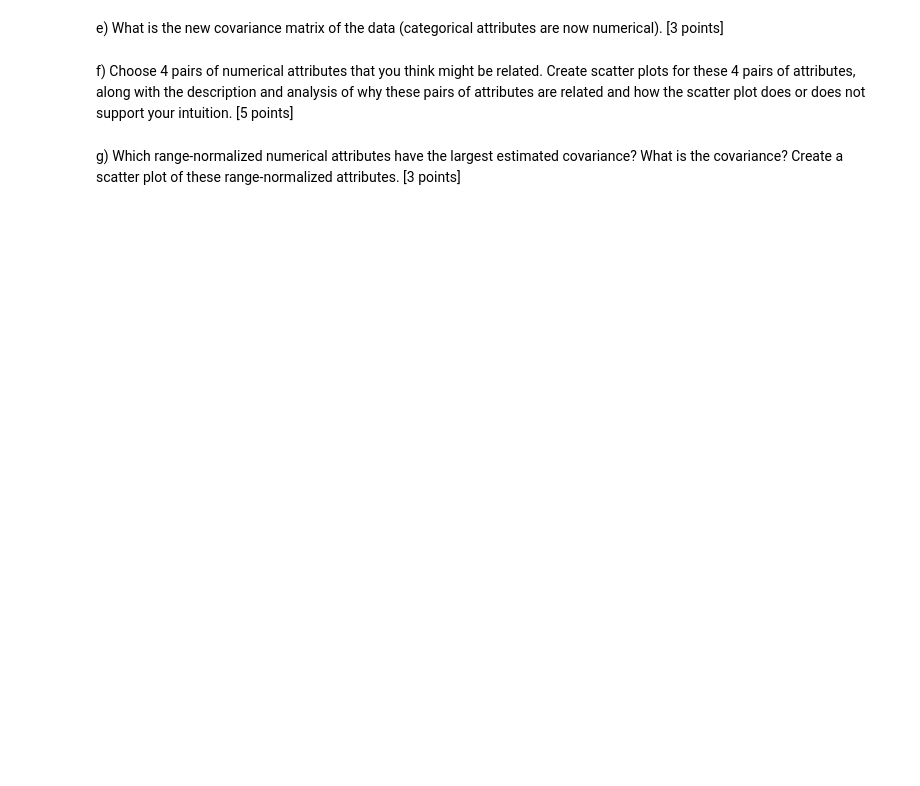
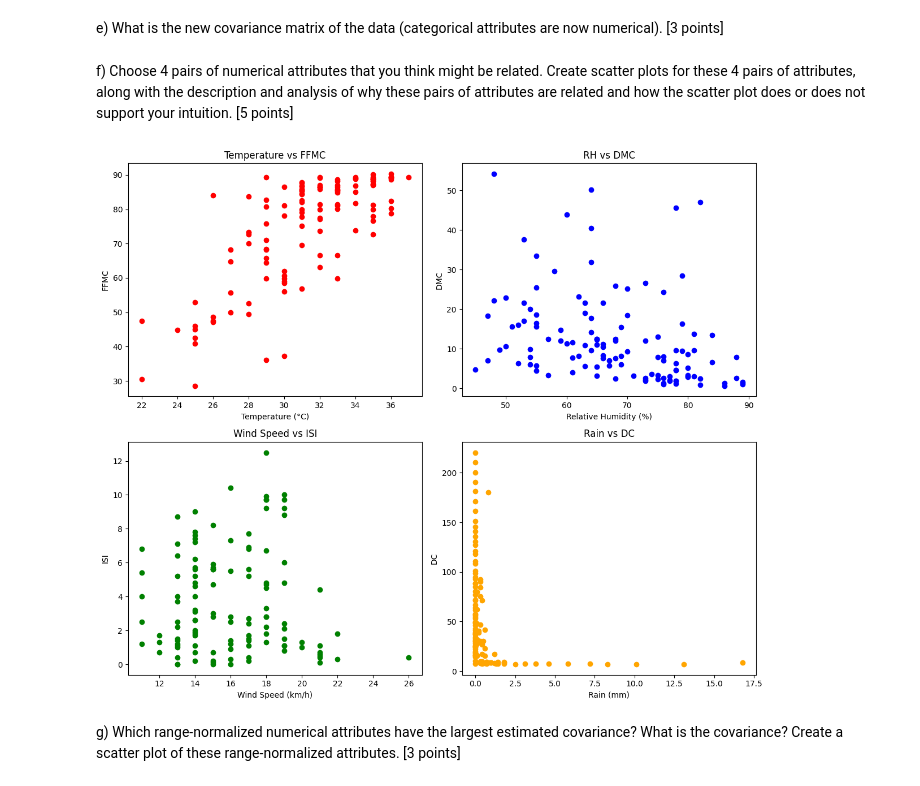
Before and after one commit to ArkhamTitan/CSCI_347-Mini-Projects-Group_17, a Jupyter notebook: Project 1/project_01.ipynb, the cells around one changed output. Drawn from its saved outputs; the diff is of its cells as text; code cells hidden in the pictures; blank space fills up the shorter version.

```diff
--- a/Project 1/project_01.ipynb
+++ b/Project 1/project_01.ipynb
@@ -236,3 +350,18 @@ c) If your data has missing values, fill these values with attribute mean. [3 po
 # %% [markdown]
 d) Recalculate the multi-dimensional mean of the data matrix after the transformation (categorical
 attributes are now numerical). [2 points]
+# %%
+data_numeric = []
+
+for row in data:
+    new_row = []
+    for value in row:
+        # Try converting to int first, if it fails, convert to float
+        try:
+            new_row.append(int(value))
+        except ValueError:
+            new_row.append(float(value))
+    data_numeric.append(new_row)
+
+
+multi_dimension_mean_Arrays(data_numeric)
@@ -244,6 +388,51 @@ f) Choose 4 pairs of numerical attributes that you think might be related. Creat
 these 4 pairs of attributes, along with the description and analysis of why these pairs of
 attributes are related and how the scatter plot does or does not support your intuition. [5
 points]
+# %%
+import matplotlib.pyplot as plt
+temp = [row[3] for row in data_numeric]
+rh = [row[4] for row in data_numeric]
+ws = [row[5] for row in data_numeric]
+rain = [row[6] for row in data_numeric]
+ffmc = [row[7] for row in data_numeric]
+dmc = [row[8] for row in data_numeric]
+dc = [row[9] for row in data_numeric]
+isi = [row[10] for row in data_numeric]
+
+plt.figure(figsize=(12, 10))
+
+# Pair 1: Temperature vs FFMC
+plt.subplot(2, 2, 1)
+plt.scatter(temp, ffmc, color='red')
+plt.xlabel('Temperature (°C)')
+plt.ylabel('FFMC')
+plt.title('Temperature vs FFMC')
+
+# Pair 2: RH vs DMC
+plt.subplot(2, 2, 2)
+plt.scatter(rh, dmc, color='blue')
+plt.xlabel('Relative Humidity (%)')
+plt.ylabel('DMC')
+plt.title('RH vs DMC')
+
+# Pair 3: Wind Speed vs ISI
+plt.subplot(2, 2, 3)
+plt.scatter(ws, isi, color='green')
+plt.xlabel('Wind Speed (km/h)')
+plt.ylabel('ISI')
+plt.title('Wind Speed vs ISI')
+
+# Pair 4: Rain vs DC
+plt.subplot(2, 2, 4)
+plt.scatter(rain, dc, color='orange')
+plt.xlabel('Rain (mm)')
+plt.ylabel('DC')
+plt.title('Rain vs DC')
+
+plt.tight_layout()
+plt.show()
+# %% [output]
+[figure, added]
 # %% [markdown]
 g) Which range-normalized numerical attributes have the largest estimated covariance? What is
 the covariance? Create a scatter plot of these range-normalized attributes. [3 points]
```
Also changed, not shown: parts of 15 cells of this notebook.
